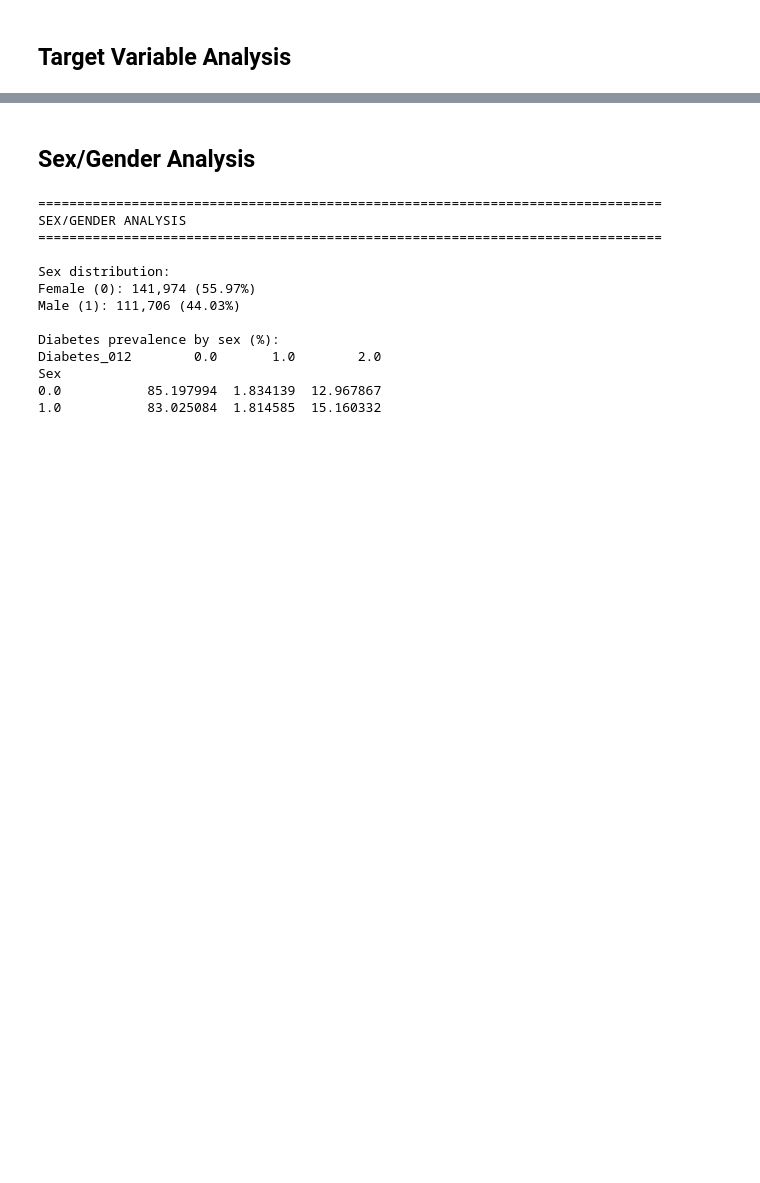
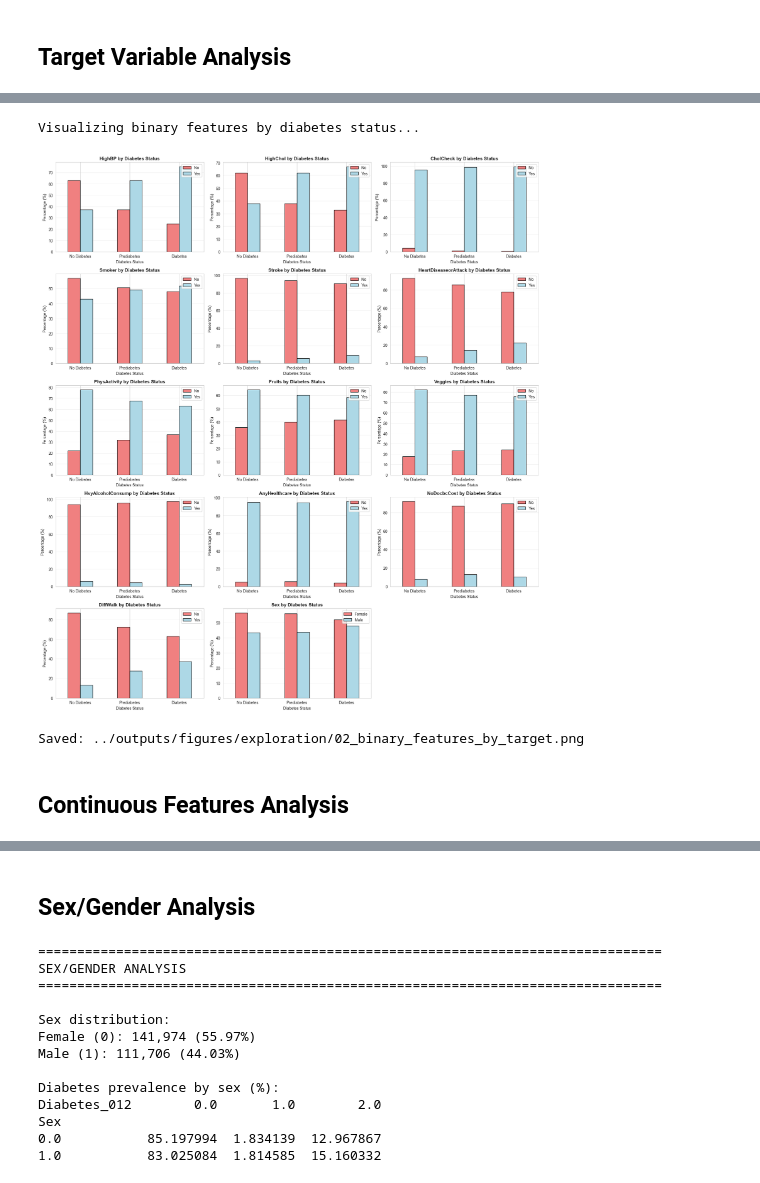
Before and after one commit to eyyuboeztuerk-arch/diabetes-multiclass-project, a Jupyter notebook: notebooks/01_exploration.ipynb, the cells around one changed output, grey strips where cells are left out. Cells and saved outputs as stored; diff of their text form; code cells hidden in the pictures; blank space fills up the shorter version.

```diff
--- a/notebooks/01_exploration.ipynb
+++ b/notebooks/01_exploration.ipynb
@@ -600,0 +525,19 @@ Visualization saved to: ../outputs/figures/exploration/01_target_distribution_mu
+# %%
+# =============================================================================
+# 8. BINARY FEATURES ANALYSIS
+# =============================================================================
+print("\n" + "="*80)
+print("STEP 8: BINARY FEATURES ANALYSIS")
+print("="*80)
+
+print("\nBinary Features Distribution:")
+print("-" * 60)
+
+for feature in binary_features:
+    counts = df[feature].value_counts().sort_index()
+    print(f"\n{feature}:")
+    for value in sorted(df[feature].unique()):
+        count = counts[value]
+        percentage = count / len(df) * 100
+        label = label_mapping[feature][value] if feature in label_mapping else value
+        print(f"  {label}: {count:,} ({percentage:.2f}%)")
@@ -600,0 +562,32 @@ Visualization saved to: ../outputs/figures/exploration/01_target_distribution_mu
+# %%
+# Visualize binary features by target
+print("\nVisualizing binary features by diabetes status...")
+
+fig, axes = plt.subplots(5, 3, figsize=(18, 20))
+axes = axes.flatten()
+
+for idx, feature in enumerate(binary_features):
+    # Calculate percentages for each diabetes class
+    cross_tab = pd.crosstab(df['Diabetes_012'], df[feature], normalize='index') * 100
+
+    cross_tab.plot(kind='bar', ax=axes[idx], color=['lightcoral', 'lightblue'], edgecolor='black')
+    axes[idx].set_title(f'{feature} by Diabetes Status', fontsize=12, fontweight='bold')
+    axes[idx].set_xlabel('Diabetes Status', fontsize=10)
+    axes[idx].set_ylabel('Percentage (%)', fontsize=10)
+    axes[idx].set_xticklabels([label_mapping['Diabetes_012'][i] for i in sorted(df['Diabetes_012'].unique())], rotation=0)
+    axes[idx].legend([label_mapping[feature][0], label_mapping[feature][1]], loc='upper right')
+    axes[idx].grid(axis='y', alpha=0.3)
+
+# Hide empty subplot
+axes[-1].axis('off')
+
+plt.tight_layout()
+plt.savefig(f'{output_dir}/02_binary_features_by_target.png', dpi=300, bbox_inches='tight')
+plt.show()
+print(f"\nSaved: {output_dir}/02_binary_features_by_target.png")
+# %% [output]
+Visualizing binary features by diabetes status...
+[figure, added]
+Saved: ../outputs/figures/exploration/02_binary_features_by_target.png
+# %% [markdown]
+## Continuous Features Analysis
```
Also changed, not shown: parts of 14 cells of this notebook.
